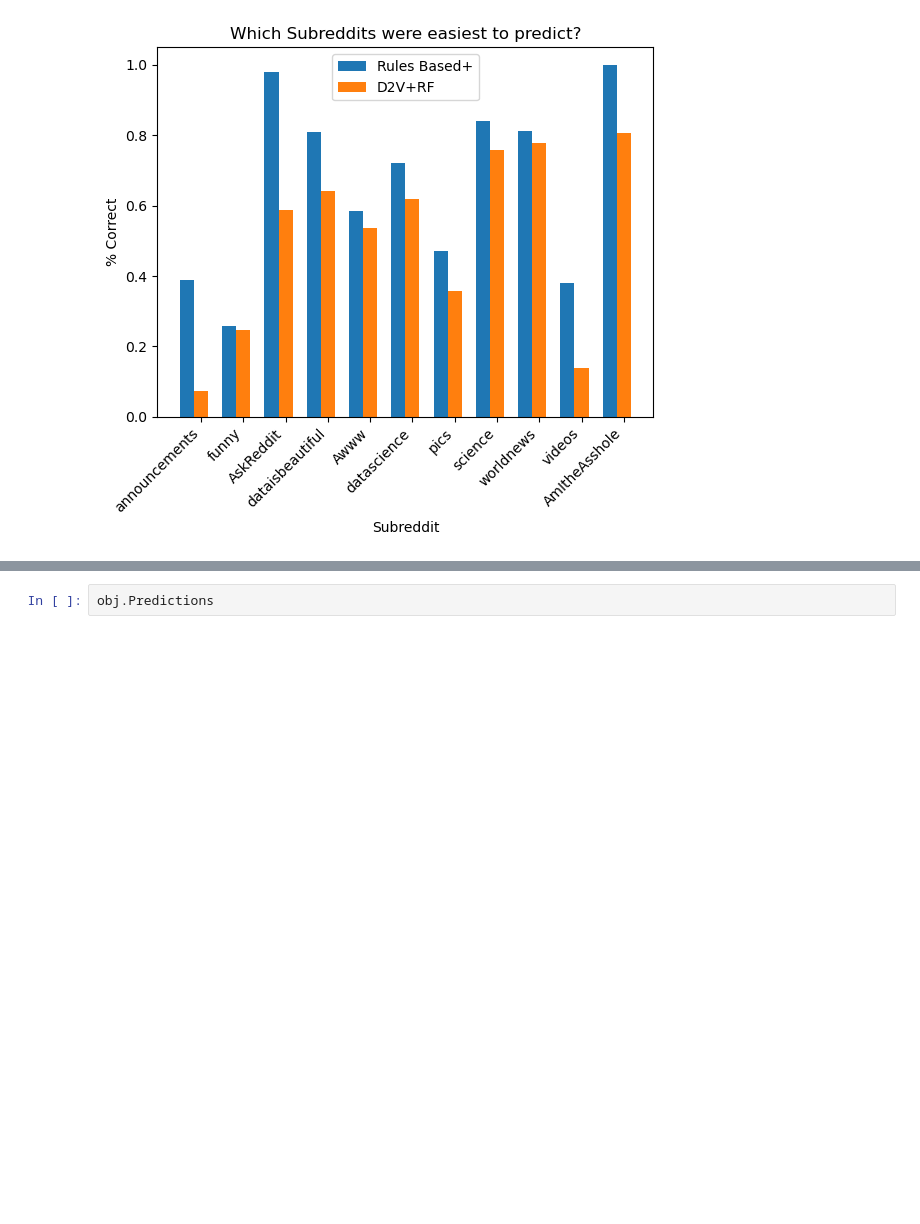
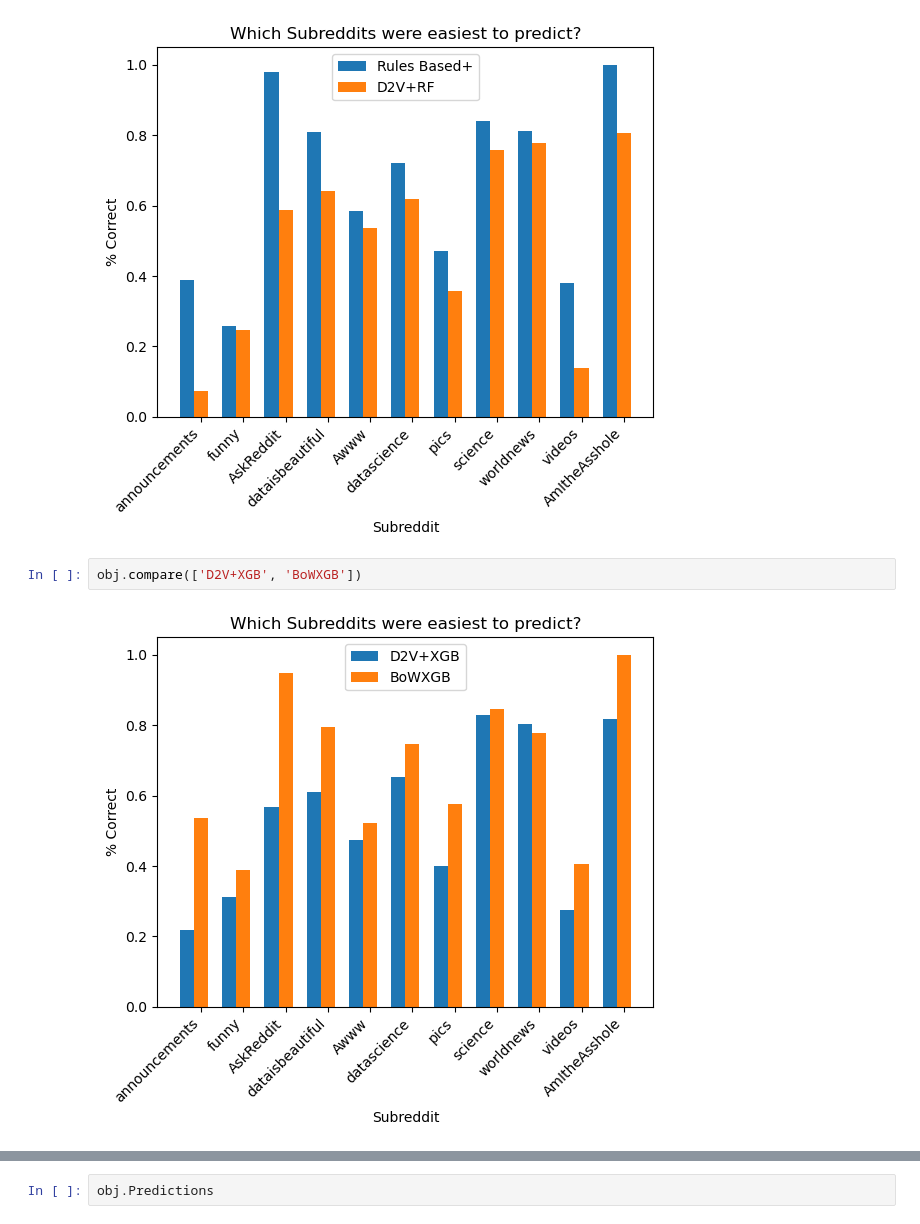
Before and after one commit to rainonej/Reddit-Projects, a Jupyter notebook: Subreddit Prediction Presentation.ipynb, the cells around one changed output, grey strips where cells are left out. Cells and saved outputs as stored; diff of their text form; blank space fills up the shorter version.

```diff
--- a/Subreddit Prediction Presentation.ipynb
+++ b/Subreddit Prediction Presentation.ipynb
@@ -735,4 +737,8 @@ obj.compare(['Rules Based', 'Rules Based+'])
 obj.compare(['Rules Based+', 'D2V+RF'])
 # %% [output]
 [figure]
+# %%
+obj.compare(['D2V+XGB', 'BoWXGB'])
+# %% [output]
+[figure, added]
 # %%
```
Also changed, not shown: parts of 5 cells of this notebook.
